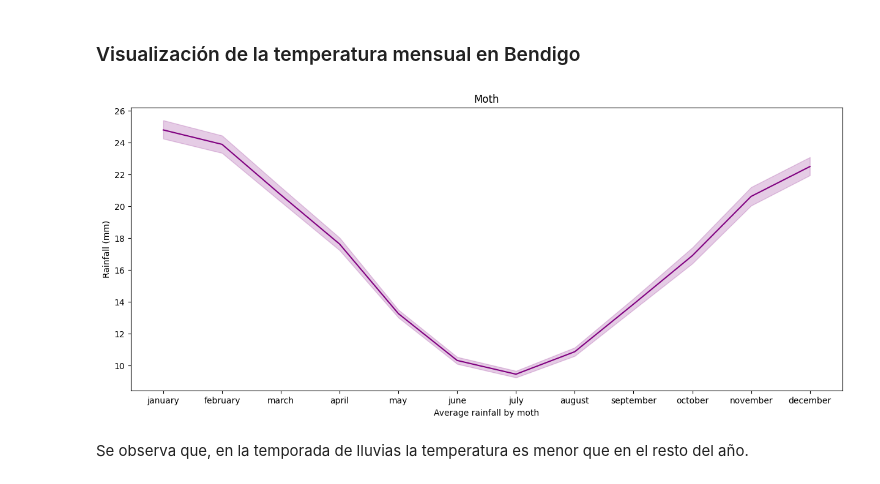
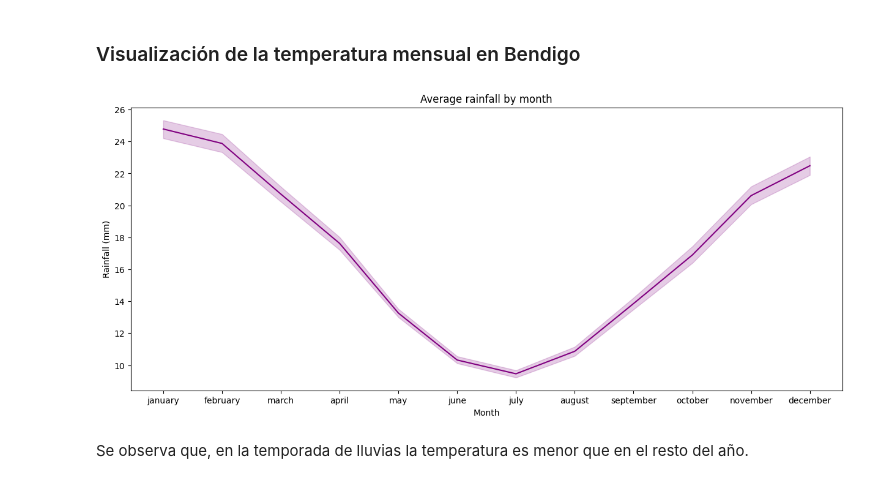
Before and after one commit to Juanmagithb/bendigo, a Jupyter notebook: Desafió_Final_+Juan_+Alegre.ipynb, the cells around one changed output. Saved outputs shown, nothing was run; the diff lists cells and outputs as text; code cells hidden in the pictures.

```diff
--- a/Desafió_Final_+Juan_+Alegre.ipynb
+++ b/Desafió_Final_+Juan_+Alegre.ipynb
@@ -200,15 +198,15 @@ La temporada de mayor indice de lluvias en Bendigo se da entre mayo y octubre.
 # %%
 bendigo_weather["month_num"] = bendigo_weather["Moth"].apply(lambda x: list(calendar.month_name).index(x.title()))
 bendigo = bendigo_weather.sort_values("month_num")
 prom_temp = (bendigo.Temp9am + bendigo.Temp3pm)/2 # temperatura promedio
 plt.figure(figsize=(15,6))
 sns.lineplot(data=bendigo, x='Moth', y = prom_temp, color='purple' )
-plt.xlabel('Average rainfall by moth')
+plt.xlabel('Month')
 plt.ylabel('Rainfall (mm)')
-plt.title('Moth')
+plt.title('Average rainfall by month')
 plt.show()
 # %% [output]
-[figure, old version]
+[figure, new version]
 # %% [markdown]
 Se observa que, en la temporada de lluvias la temperatura es menor que en el resto del año.
 # %% [markdown]
```
Also changed, not shown: parts of 4 cells of this notebook.
